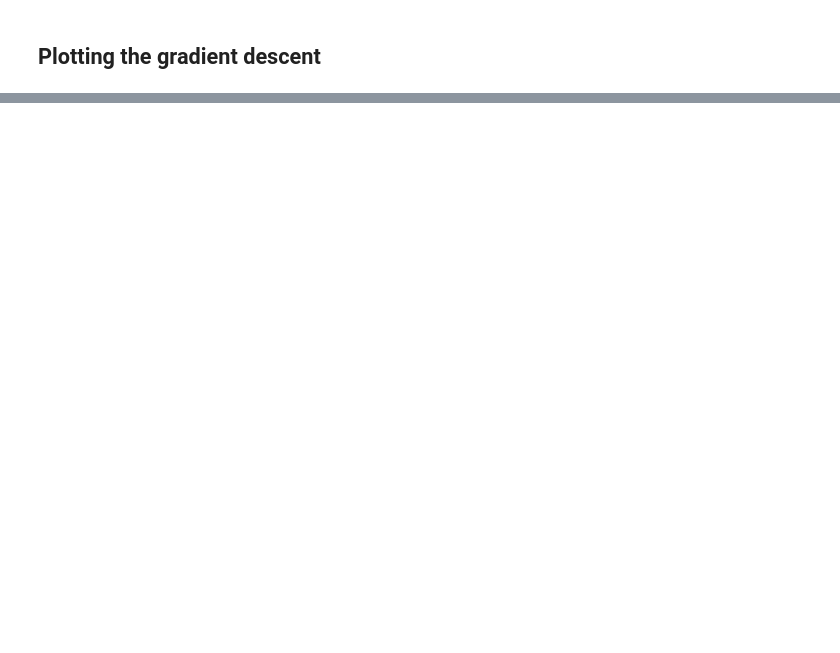
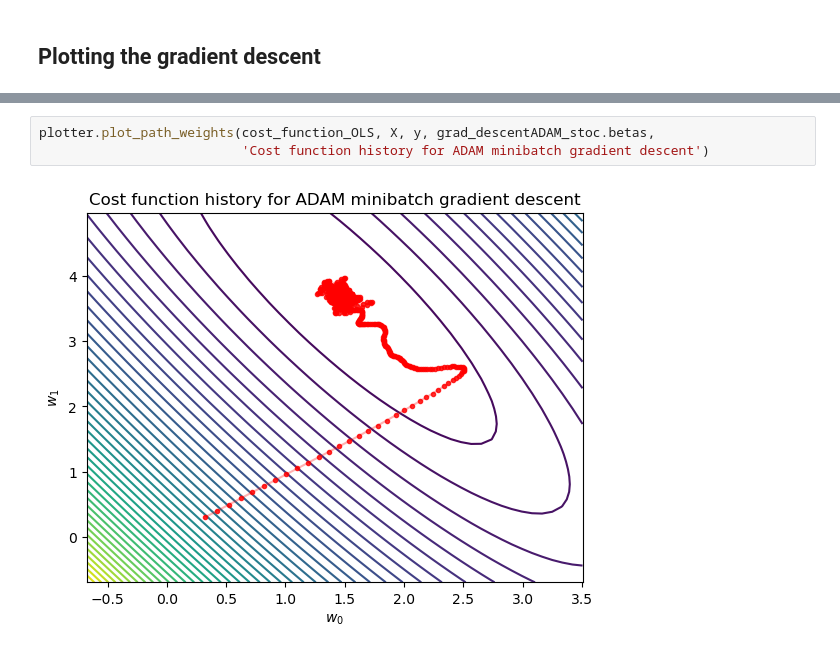
Before and after one commit to Johannesfjeldsaa/FYS-STK4155_Projects, a Jupyter notebook: Project 2/Test and plot GD.ipynb, the cells around one changed output, grey strips where cells are left out. Drawn from its saved outputs; the diff is of its cells as text; blank space fills up the shorter version.

```diff
--- a/Project 2/Test and plot GD.ipynb
+++ b/Project 2/Test and plot GD.ipynb
@@ -83,0 +101,5 @@ plotter.plot_regression(x, y, y_pred, 'Test')
+# %%
+plotter.plot_path_weights(cost_function_OLS, X, y, grad_descentADAM_stoc.betas,
+                          'Cost function history for ADAM minibatch gradient descent')
+# %% [output]
+[figure, added]
```
Also changed, not shown: parts of 7 cells of this notebook, 4 other files.
